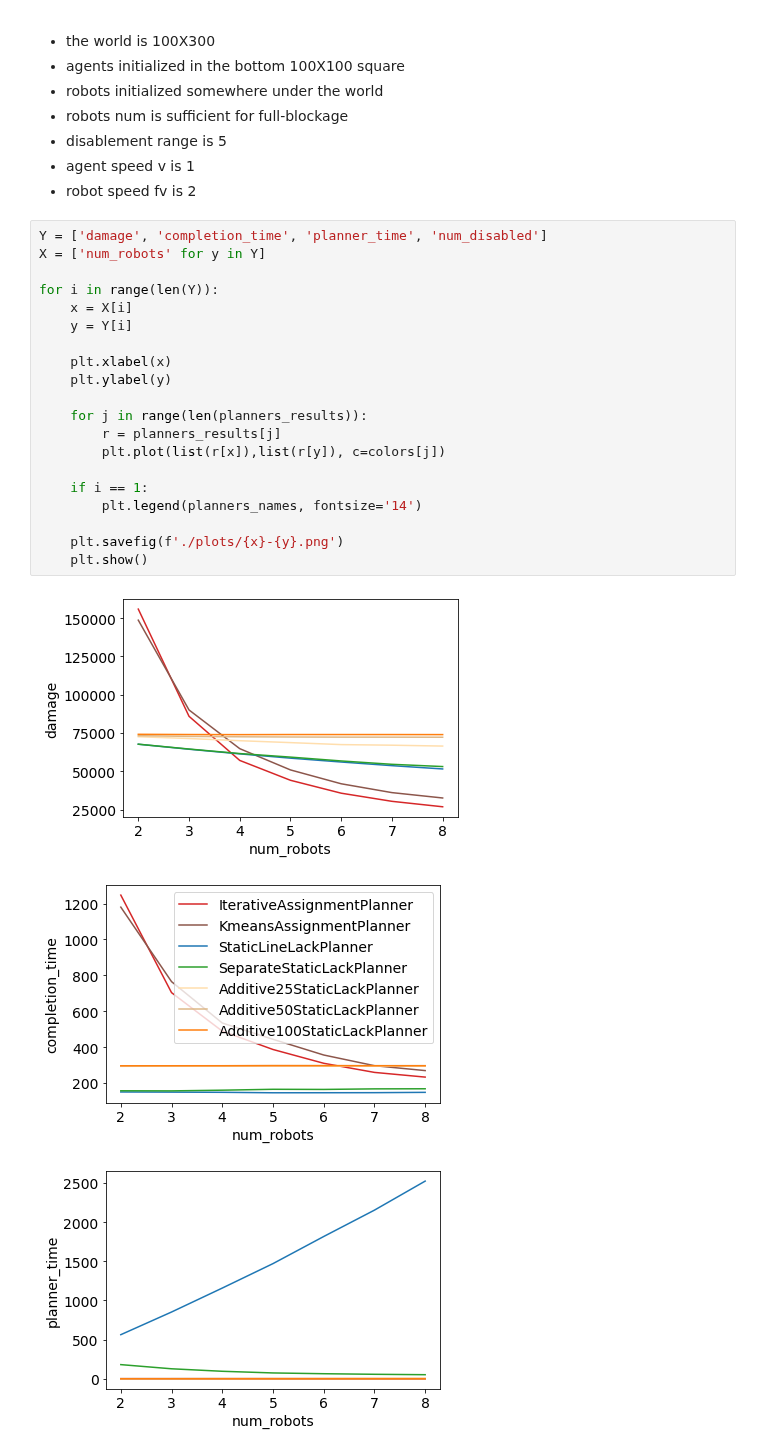
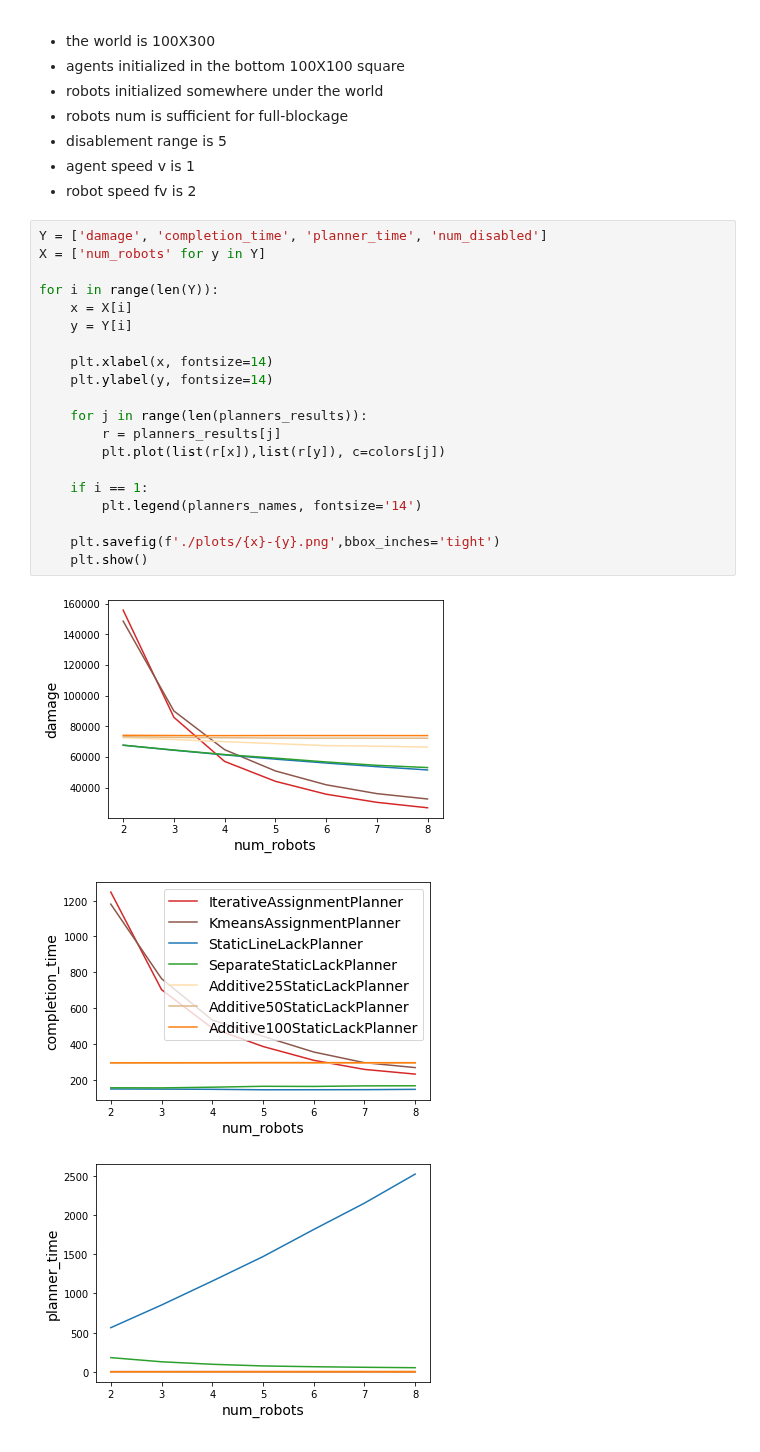
Before and after one commit to Elilgo324/dsd, a Jupyter notebook: experiments/partial_blockage/robots.ipynb, the cells around one changed output. Drawn from its saved outputs; the diff is of its cells as text.

```diff
--- a/experiments/partial_blockage/robots.ipynb
+++ b/experiments/partial_blockage/robots.ipynb
@@ -40,24 +40,24 @@ planners_results = [results.loc[results['planner']==name] for name in planners_n
 # %%
 Y = ['damage', 'completion_time', 'planner_time', 'num_disabled']
 X = ['num_robots' for y in Y]
 
 for i in range(len(Y)):
     x = X[i]
     y = Y[i]
 
-    plt.xlabel(x)
-    plt.ylabel(y)
+    plt.xlabel(x, fontsize=14)
+    plt.ylabel(y, fontsize=14)
 
     for j in range(len(planners_results)):
         r = planners_results[j]
         plt.plot(list(r[x]),list(r[y]), c=colors[j])
 
     if i == 1:
         plt.legend(planners_names, fontsize='14')
 
-    plt.savefig(f'./plots/{x}-{y}.png')
+    plt.savefig(f'./plots/{x}-{y}.png',bbox_inches='tight')
     plt.show()
 # %% [output]
-[figure, old version]
+[figure, new version]
-[figure, old version]
+[figure, new version]
-[figure, old version]
+[figure, new version]
```
Also changed, not shown: parts of 1 cell of this notebook, 25 other files.
